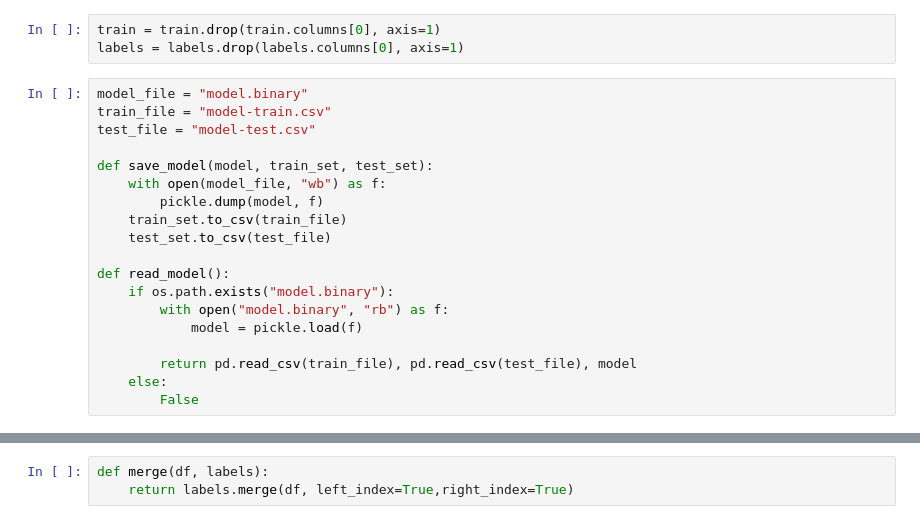
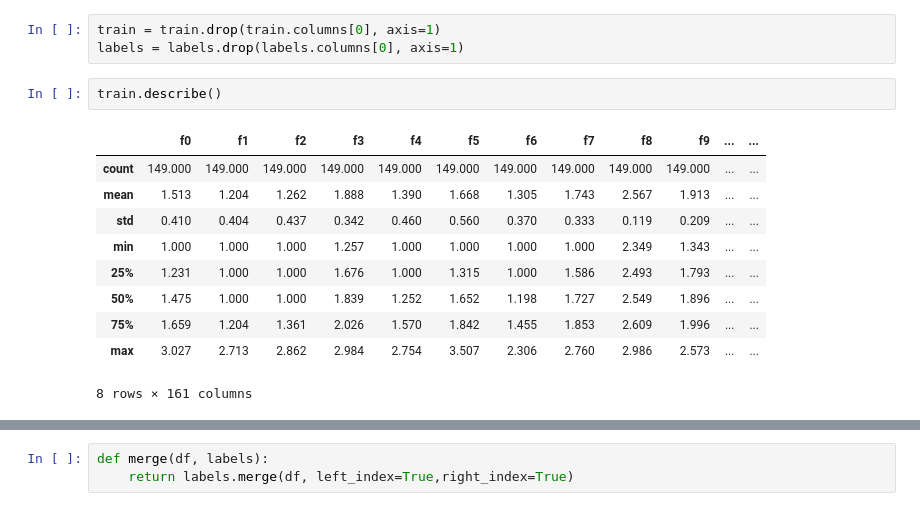
Before and after one commit to calebdre/Machine-Learning-Project, a Jupyter notebook: part1/random_forest_classifier.ipynb, the cells around one changed output, grey strips where cells are left out. Drawn from its saved outputs; the diff is of its cells as text.

```diff
--- a/part1/random_forest_classifier.ipynb
+++ b/part1/random_forest_classifier.ipynb
@@ -24,22 +24,16 @@ labels = pd.read_csv("cleaned_trainLabel1.csv")
 # %%
 train = train.drop(train.columns[0], axis=1)
 labels = labels.drop(labels.columns[0], axis=1)
-# %%
-model_file = "model.binary"
-train_file = "model-train.csv"
-test_file = "model-test.csv"
-
-def save_model(model, train_set, test_set):
-    with open(model_file, "wb") as f:
-        pickle.dump(model, f)
-    train_set.to_csv(train_file)
-    test_set.to_csv(test_file)
-
-def read_model():
-    if os.path.exists("model.binary"):
-        with open("model.binary", "rb") as f:
-            model = pickle.load(f)
-
-        return pd.read_csv(train_file), pd.read_csv(test_file), model
-    else:
-        False
+# %%
+train.describe()
+# %% [output]
+|  | f0 | f1 | f2 | f3 | f4 | f5 | f6 | f7 | f8 | f9 | ... | ... |
+| count | 149.000 | 149.000 | 149.000 | 149.000 | 149.000 | 149.000 | 149.000 | 149.000 | 149.000 | 149.000 | ... | ... |
+| mean | 1.513 | 1.204 | 1.262 | 1.888 | 1.390 | 1.668 | 1.305 | 1.743 | 2.567 | 1.913 | ... | ... |
+| std | 0.410 | 0.404 | 0.437 | 0.342 | 0.460 | 0.560 | 0.370 | 0.333 | 0.119 | 0.209 | ... | ... |
+| min | 1.000 | 1.000 | 1.000 | 1.257 | 1.000 | 1.000 | 1.000 | 1.000 | 2.349 | 1.343 | ... | ... |
+| 25% | 1.231 | 1.000 | 1.000 | 1.676 | 1.000 | 1.315 | 1.000 | 1.586 | 2.493 | 1.793 | ... | ... |
+| 50% | 1.475 | 1.000 | 1.000 | 1.839 | 1.252 | 1.652 | 1.198 | 1.727 | 2.549 | 1.896 | ... | ... |
+| 75% | 1.659 | 1.204 | 1.361 | 2.026 | 1.570 | 1.842 | 1.455 | 1.853 | 2.609 | 1.996 | ... | ... |
+| max | 3.027 | 2.713 | 2.862 | 2.984 | 2.754 | 3.507 | 2.306 | 2.760 | 2.986 | 2.573 | ... | ... |
+8 rows × 161 columns
```
Also changed, not shown: parts of 20 cells of this notebook, 1 other file.
